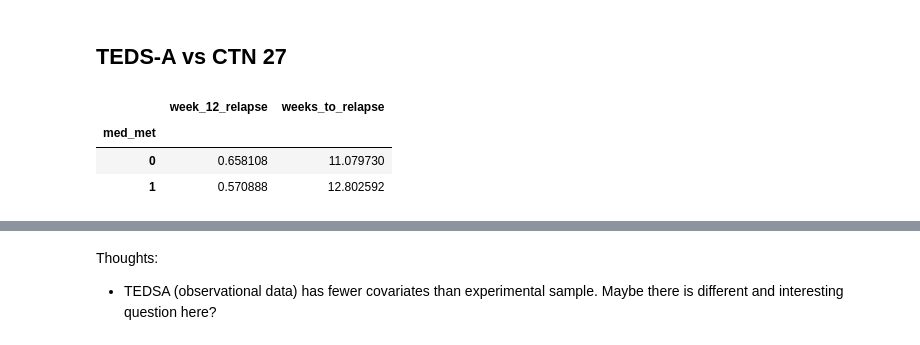
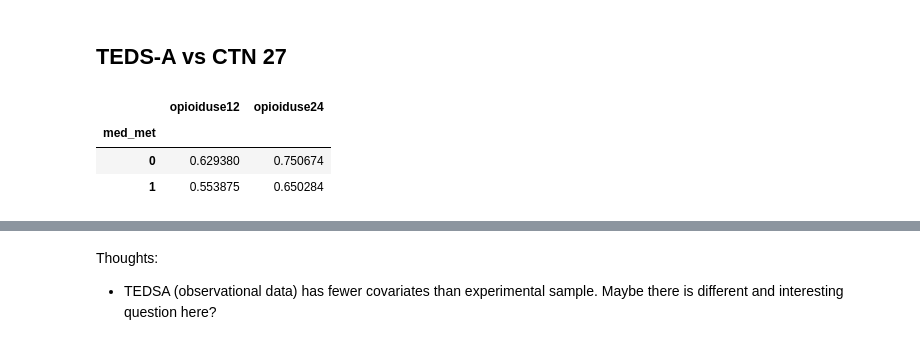
Before and after one commit to harsh-parikh/fuse, a Jupyter notebook: tedsa_analysis.ipynb, the cells around one changed output, grey strips where cells are left out. Drawn from its saved outputs; the diff is of its cells as text; code cells hidden in the pictures.

```diff
--- a/tedsa_analysis.ipynb
+++ b/tedsa_analysis.ipynb
@@ -41,21 +38,16 @@ The jupyter_black extension is already loaded. To reload it, use:
 # %%
-# baseline_harmonized = pyreadr.read_r(
-#     "/Users/harshparikh/Library/CloudStorage/OneDrive-JohnsHopkins/MOUD_data/merged/baseline_harmonized_07272023.rds"
-# )[None].set_index("who")
-
-# relapse_harmonized_wide = pyreadr.read_r(
-#     "/Users/harshparikh/Library/CloudStorage/OneDrive-JohnsHopkins/MOUD_data/merged/relapse_harmonized_wide_09062023.rds"
-# )[None].set_index("who")
-outcome_cols = ["week_12_relapse", "weeks_to_relapse"]
+outcome_cols = ["opioiduse12", "opioiduse24"]
+treatment_col = "medicine_assigned"
+discrete_cov = ["xrace", "mar", "sex"]
 
 baseline_harmonized = pd.read_csv(
-    "/Users/harshparikh/Library/CloudStorage/OneDrive-JohnsHopkins/MOUD_data/oud_optimal_rule_data/optimal_rule_data.csv",
+    "/Users/harshparikh/Library/CloudStorage/OneDrive-JohnsHopkins/MOUD_data/updated_data/ctn0094/drv/clean_patients_with_relapse_wide.csv",
     index_col=0,
 )
 
-baseline_harmonized = baseline_harmonized.rename(
-    columns={col: col.split(".")[1] for col in baseline_harmonized.columns}
-).set_index("who")
+# baseline_harmonized = baseline_harmonized.rename(
+#     columns={col: col.split(".")[1] for col in baseline_harmonized.columns}
+# ).set_index("who")
 
 stacked_list = []
 for i in range(1, 6):
@@ -81,63 +75,47 @@ pd.get_dummies(baseline_harmonized, columns=["medicine"]).groupby(by=["project"]
 # %% [markdown]
 ## TEDS-A vs CTN 27
 # %%
-# outcome_cols = ["wk%d.relapse_this_week" % (i) for i in range(1, 11)]
-# outcome94 = relapse_harmonized_wide.loc[
-#     (relapse_harmonized_wide["project"] == "27")
-#     # + (relapse_harmonized_wide["project"] == "30")
-#     # + (relapse_harmonized_wide["project"] == "51")
-# ][outcome_cols]
-
-ct94 = baseline_harmonized.loc[
-    (baseline_harmonized["project"] == 27)
-    # + (baseline_harmonized["project"] == 30)
-    # + (baseline_harmonized["project"] == 51)
-]
-
+ct94 = baseline_harmonized.loc[(baseline_harmonized["project"] == 27)]
+ct94["PREG"] = 0
 outcome94 = ct94[outcome_cols]
 
 common_cols = set.intersection(set(df_tedsa.columns), set(ct94.columns))
 
 df_tedsa_cc = df_tedsa[common_cols]
 df_tedsa_cc["S"] = 0
 ct94_cc = ct94[common_cols].fillna(0)
 ct94_cc["med_met"] = (
-    (ct94["medicine"] == "met").astype(int).fillna(0)
+    (ct94[treatment_col] == "met").astype(int).fillna(0)
 )  # methadone = 1 and bupenorphine = 0
 ct94_cc["sex"] = (ct94["sex"] == "male").astype(int)  # male = 1 and female = 0
 
-# Create age categories
-ct94_cc["age1"] = 0
-ct94_cc.loc[ct94_cc["age"] < 15, "age1"] = 1
-ct94_cc.loc[(ct94_cc["age"] > 14) & (ct94_cc["age"] < 18), "age1"] = 2
-ct94_cc.loc[(ct94_cc["age"] > 17) & (ct94_cc["age"] < 21), "age1"] = 3
-ct94_cc.loc[(ct94_cc["age"] > 20) & (ct94_cc["age"] < 25), "age1"] = 4
-ct94_cc.loc[(ct94_cc["age"] > 24) & (ct94_cc["age"] < 30), "age1"] = 5
-ct94_cc.loc[(ct94_cc["age"] > 29) & (ct94_cc["age"] < 35), "age1"] = 6
-ct94_cc.loc[(ct94_cc["age"] > 34) & (ct94_cc["age"] < 40), "age1"] = 7
-ct94_cc.loc[(ct94_cc["age"] > 39) & (ct94_cc["age"] < 45), "age1"] = 8
-ct94_cc.loc[(ct94_cc["age"] > 44) & (ct94_cc["age"] < 50), "age1"] = 9
-ct94_cc.loc[(ct94_cc["age"] > 49) & (ct94_cc["age"] < 55), "age1"] = 10
-ct94_cc.loc[(ct94_cc["age"] > 54) & (ct94_cc["age"] < 65), "age1"] = 11
-ct94_cc.loc[ct94_cc["age"] > 64, "age1"] = 12
+# invert age categories
+df_tedsa_cc["age"].replace(
+    {
+        1: 13,
+        2: 16,
+        3: 18,
+        4: 22,
+        5: 27,
+        6: 32,
+        7: 37,
+        8: 42,
+        9: 47,
+        10: 52,
+        11: 60,
+        12: 68,
+    },
+    inplace=True,
+)
 
-# Assign the 'age1' values to 'age' column
-ct94_cc["age"] = ct94_cc["age1"]
-
-# Optionally, you can drop the 'age1' column if you no longer need it
-ct94_cc.drop(columns=["age1"], inplace=True)
 ct94_cc["S"] = 1
 ct94_cc = ct94_cc.astype(int)
 
 ct94_cc = ct94_cc.join(outcome94, how="inner")
 
-# fig, ax = plt.subplots(figsize=(20, 4))
-ct94_cc.groupby(by="med_met").mean()[
-    outcome_cols
-]  # .diff().T[1]#.plot(kind="line", ax=ax)
-# plt.axhline(0, c="black")
+ct94_cc.groupby(by="med_met").mean()[outcome_cols]
 # %% [output]
-|  | week_12_relapse | weeks_to_relapse |
+|  | opioiduse12 | opioiduse24 |
 | med_met |  |  |
-| 0 | 0.658108 | 11.079730 |
-| 1 | 0.570888 | 12.802592 |
+| 0 | 0.629380 | 0.750674 |
+| 1 | 0.553875 | 0.650284 |
```
Also changed, not shown: parts of 15 cells of this notebook, 2 other files.
